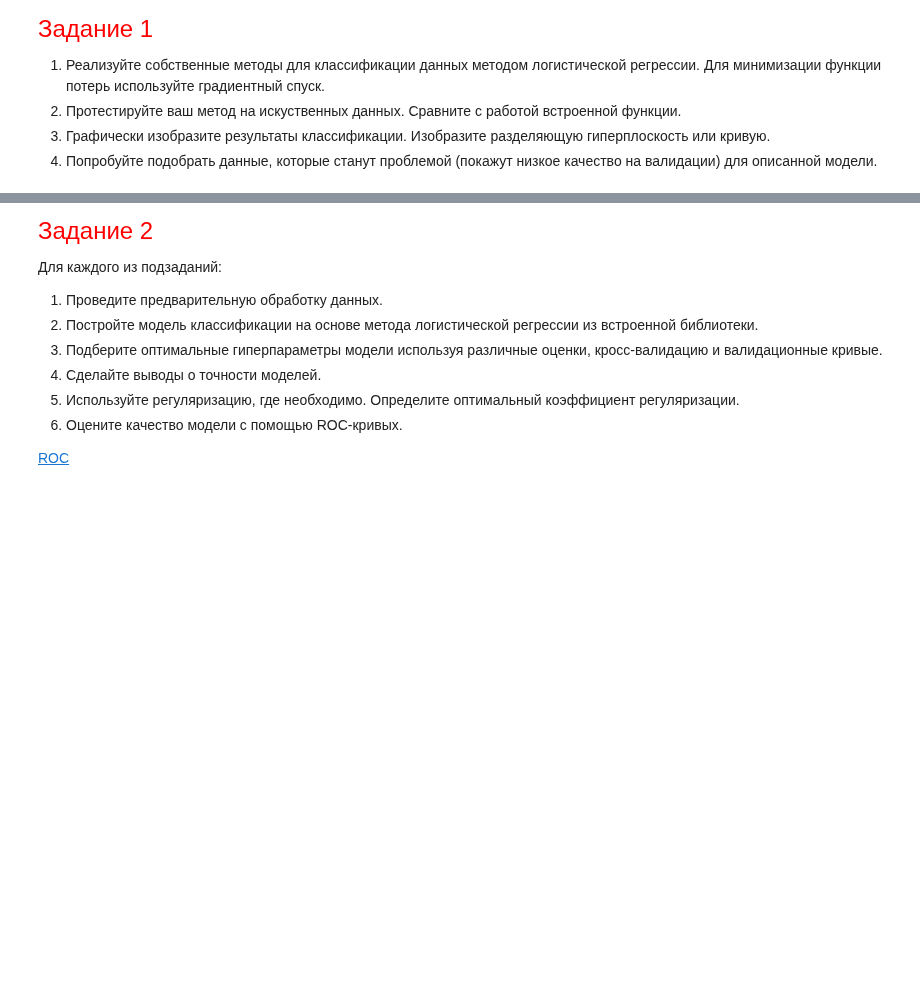
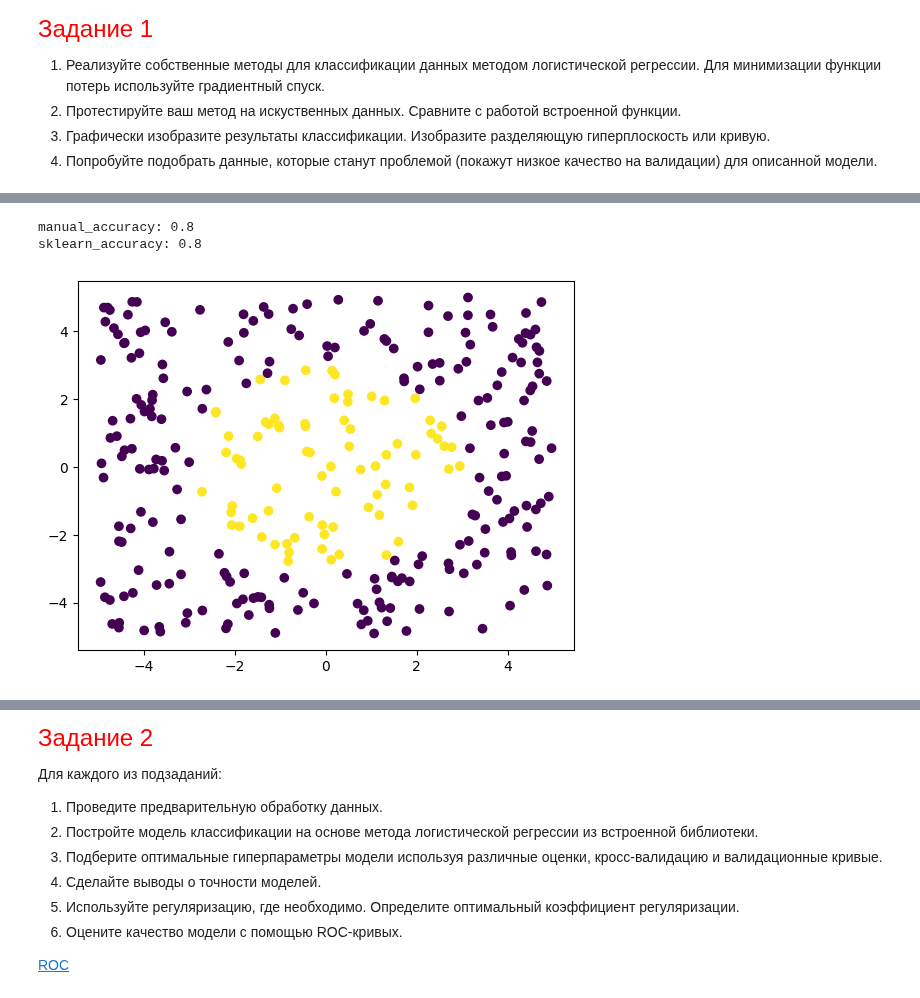
Before and after one commit to Dragoh54/MachineLearning-Labs, a Jupyter notebook: lab5/2024_ML_LR5_MACS (2).ipynb, the cells around one changed output, grey strips where cells are left out. Cells and saved outputs as stored; diff of their text form; code cells hidden in the pictures; blank space fills up the shorter version.

```diff
--- a/lab5/2024_ML_LR5_MACS (2).ipynb
+++ b/lab5/2024_ML_LR5_MACS (2).ipynb
@@ -67,0 +177,37 @@ array([0.36756921])
+# %%
+# Генерация данных, которые сложно линейно разделить (нелинейные данные)
+np.random.seed(42)
+def generate_non_linear_data(n_samples=300):
+    X = np.random.uniform(-5, 5, (n_samples, 2))
+    y = np.array([1 if x1**2 + x2**2 < 9 else 0 for x1, x2 in X])  # Окружность радиусом 3
+    return X, y
+
+X, y = generate_non_linear_data()
+
+# Разделение на обучающую и тестовую выборку
+X_train, X_test, y_train, y_test = train_test_split(X, y, test_size=0.2, random_state=0)
+
+# Стандартизация данных
+sc = StandardScaler()
+X_train = sc.fit_transform(X_train)
+X_test = sc.transform(X_test)
+
+# Обучение и тестирование модели
+manual_model = CustomLogisticRegression(learning_rate=0.1, num_iterations=1000)
+manual_model.fit(X_train, y_train)
+manual_predictions = manual_model.predict(X_test)
+manual_accuracy = accuracy_score(y_test, manual_predictions)
+
+# Сравнение со встроенной логистической регрессией
+sklearn_model = LogisticRegression(penalty=None)
+sklearn_model.fit(X_train, y_train)
+sklearn_predictions = sklearn_model.predict(X_test)
+sklearn_accuracy = accuracy_score(y_test, sklearn_predictions)
+
+print(f'manual_accuracy: {manual_accuracy}\nsklearn_accuracy: {sklearn_accuracy}')
+
+plt.scatter(X[:,0],X[:,1],c = y);
+# %% [output]
+manual_accuracy: 0.8
+sklearn_accuracy: 0.8
+[figure, added]
```
Also changed, not shown: parts of 6 cells of this notebook, 3 other files.
